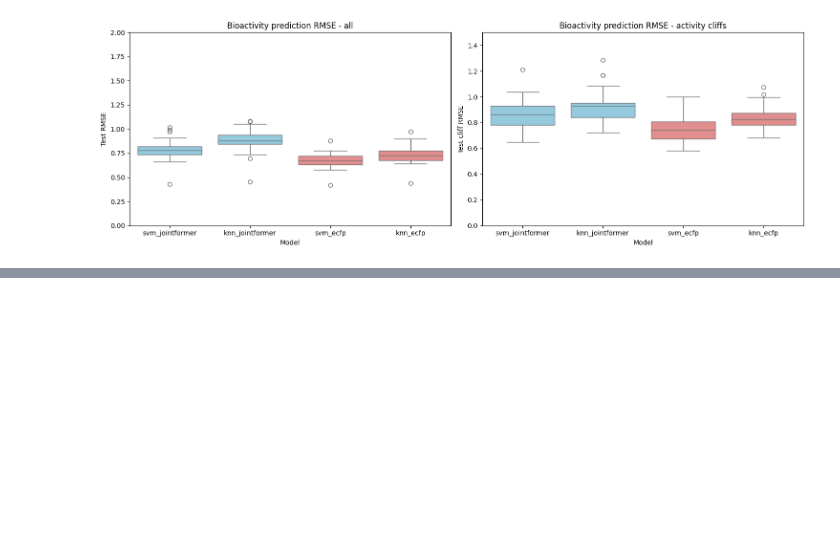
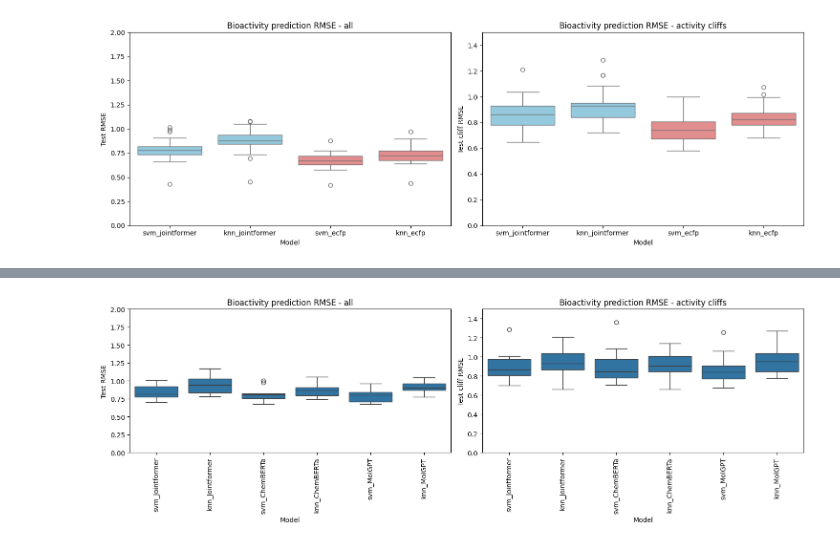
Before and after one commit to szczurek-lab/jointformer, a Jupyter notebook: experiments/notebooks/02-molecule-cliffs-analysis.ipynb, the cells around one changed output, grey strips where cells are left out. Cells and saved outputs as stored; diff of their text form; code cells hidden in the pictures; blank space fills up the shorter version.

Commit message:
cliff analysis repeated

```diff
--- a/experiments/notebooks/02-molecule-cliffs-analysis.ipynb
+++ b/experiments/notebooks/02-molecule-cliffs-analysis.ipynb
@@ -285,0 +658,6 @@ Passing `palette` without assigning `hue` is deprecated and will be removed in v
+# %%
+# Load results
+results_df = pd.read_csv("cliffs_results.csv")
+
+print(results_df.shape)
+results_df.head()
@@ -285,0 +723,39 @@ Passing `palette` without assigning `hue` is deprecated and will be removed in v
+# %%
+# Boxplot of the results
+import seaborn as sns
+import matplotlib.pyplot as plt
+
+fig, ax = plt.subplots(1, 2, figsize=(15, 5))
+
+# Define your custom palette
+# p = {
+#     "svm_jointformer": "skyblue",
+#     "knn_jointformer": "skyblue",
+#     "svm_ecfp": "lightcoral",
+#     "knn_ecfp": "lightcoral",
+
+# }
+
+sns.boxplot(data=results_df[~results_df["model"].str.contains("ecfp")], x="model", y="test_rmse", ax=ax[0])
+ax[0].set_title("Bioactivity prediction RMSE - all")
+ax[0].set_ylabel("Test RMSE")
+ax[0].set_xlabel("Model")
+# Same scale on y-axis
+ax[0].set_ylim(0, 2)
+# Rotate x-axis tick labels
+ax[0].set_xticklabels(ax[0].get_xticklabels(), rotation=90)
+
+sns.boxplot(data=results_df[~results_df["model"].str.contains("ecfp")], x="model", y="test_cliff_rmse", ax=ax[1])
+ax[1].set_title("Bioactivity prediction RMSE - activity cliffs")
+ax[1].set_ylabel("Test cliff RMSE")
+ax[1].set_xlabel("Model")
+# Same scale on y-axis
+ax[1].set_ylim(0, 1.5)
+# Rotate x-axis tick labels
+ax[1].set_xticklabels(ax[1].get_xticklabels(), rotation=90)
+
+plt.tight_layout()
+plt.savefig("cliffs_results.pdf")
+plt.show()
+# %% [output]
+[figure, added]
```
Also changed, not shown: parts of 17 cells of this notebook.
